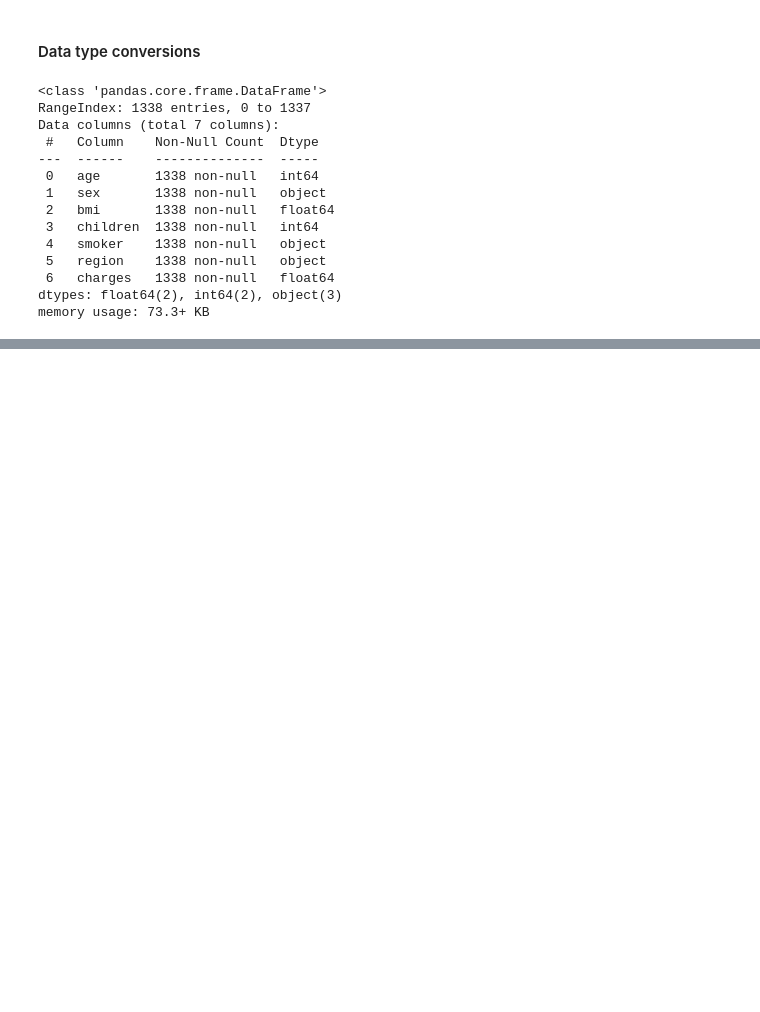
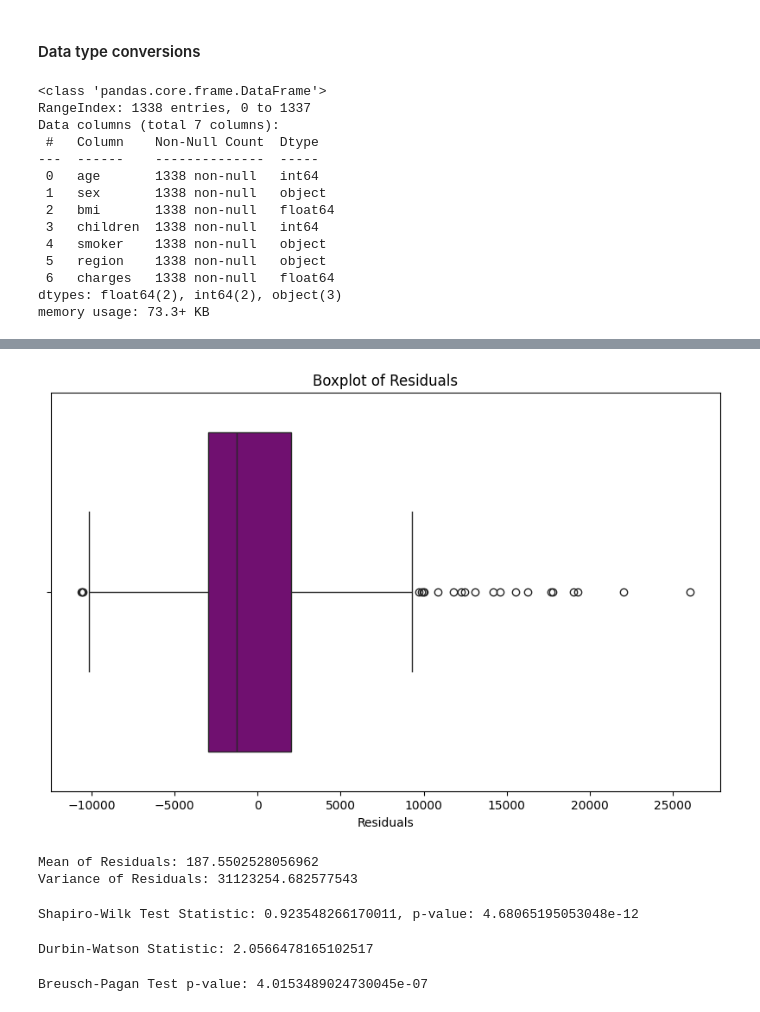
Before and after one commit to waheb-1988/machine_learning_project_usa_insurance_data_set, a Jupyter notebook: notebooks/01_EDA.ipynb, the cells around one changed output, grey strips where cells are left out. Cells and saved outputs as stored; diff of their text form; code cells hidden in the pictures; blank space fills up the shorter version.

```diff
--- a/notebooks/01_EDA.ipynb
+++ b/notebooks/01_EDA.ipynb
@@ -945,0 +1147,35 @@ plt.show()
+# %%
+# Boxplot of Residuals
+plt.figure(figsize=(10,6))
+sns.boxplot(x=residuals, color='purple')
+plt.title("Boxplot of Residuals")
+plt.xlabel("Residuals")
+plt.show()
+# %% [output]
+[figure, added]
+# %%
+# Mean of Residuals
+residual_mean = residuals.mean()
+print(f"Mean of Residuals: {residual_mean}")
+# Variance of Residuals
+residual_variance = residuals.var()
+print(f"Variance of Residuals: {residual_variance}")
+# %% [output]
+Mean of Residuals: 187.5502528056962
+Variance of Residuals: 31123254.682577543
+# %%
+from scipy.stats import shapiro
+
+# Shapiro-Wilk Test for Normality
+stat, p_value = shapiro(residuals)
+print(f"Shapiro-Wilk Test Statistic: {stat}, p-value: {p_value}")
+# %% [output]
+Shapiro-Wilk Test Statistic: 0.923548266170011, p-value: 4.68065195053048e-12
+# %%
+from statsmodels.stats.stattools import durbin_watson
+
+# Durbin-Watson Test for Autocorrelation
+dw_stat = durbin_watson(residuals)
+print(f"Durbin-Watson Statistic: {dw_stat}")
+# %% [output]
+Durbin-Watson Statistic: 2.0566478165102517
@@ -945,0 +1190,8 @@ plt.show()
+# %%
+from statsmodels.stats.diagnostic import het_breuschpagan
+
+# Breusch-Pagan Test for Heteroscedasticity
+_, p_val, _, _ = het_breuschpagan(residuals, sm.add_constant(y_pred_test))
+print(f"Breusch-Pagan Test p-value: {p_val}")
+# %% [output]
+Breusch-Pagan Test p-value: 4.0153489024730045e-07
```
Also changed, not shown: parts of 41 cells of this notebook, 1 other file.
